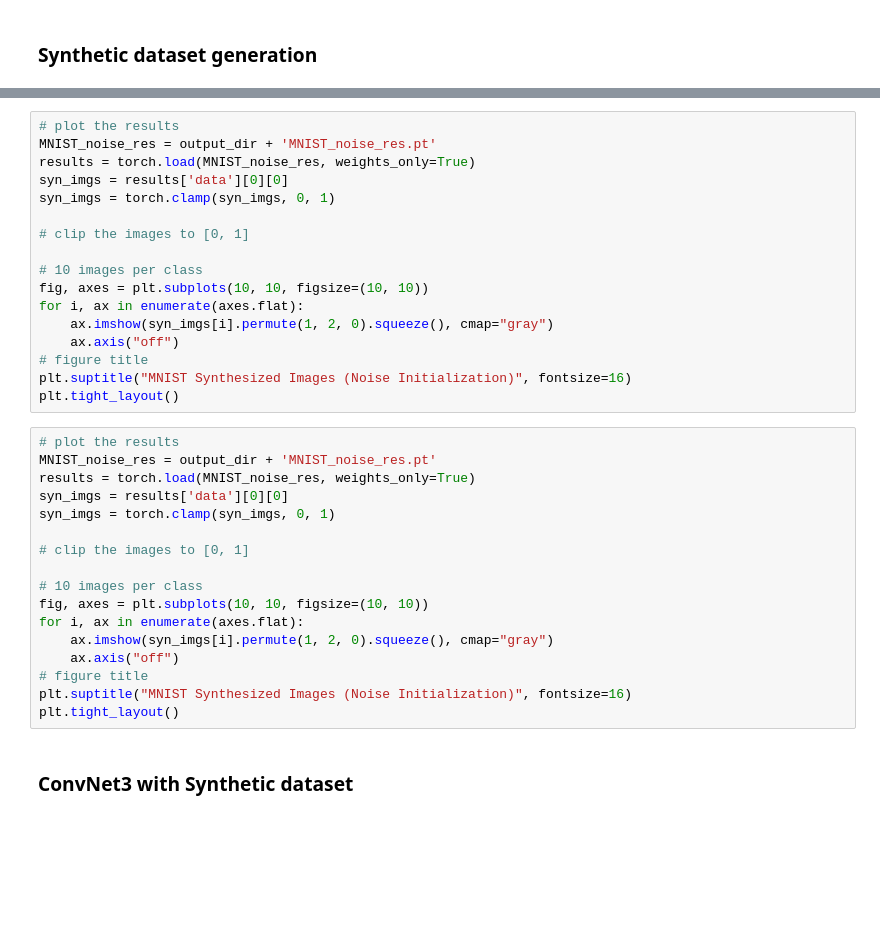
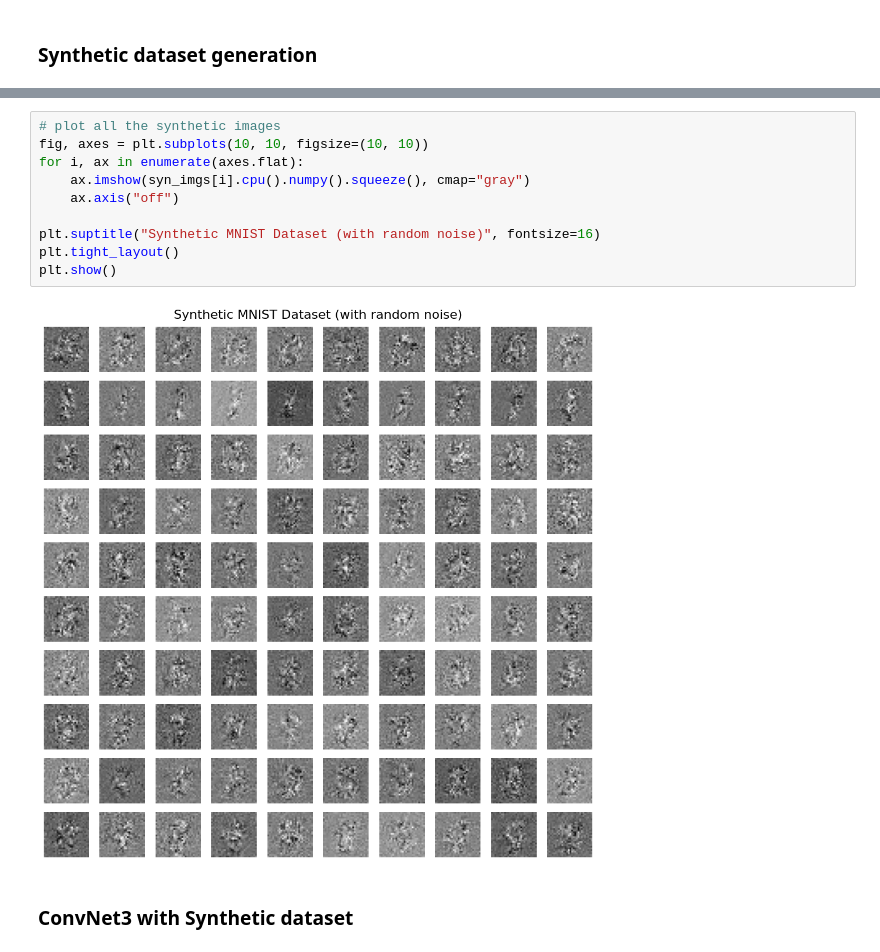
Before and after one commit to Swapnil949/ECE1512_2024F_ProjectRepo_SwapnilPatel, a Jupyter notebook: project_A/src/task1.ipynb, the cells around one changed output, grey strips where cells are left out. Cells and saved outputs as stored; diff of their text form; blank space fills up the shorter version.

```diff
--- a/project_A/src/task1.ipynb
+++ b/project_A/src/task1.ipynb
@@ -1787,37 +1868,15 @@ MNIST_noise_res = attention_matching()
 # %%
-# plot the results
-MNIST_noise_res = output_dir + 'MNIST_noise_res.pt'
-results = torch.load(MNIST_noise_res, weights_only=True)
-syn_imgs = results['data'][0][0]
-syn_imgs = torch.clamp(syn_imgs, 0, 1)
-
-# clip the images to [0, 1]
-
-# 10 images per class
+# plot all the synthetic images
 fig, axes = plt.subplots(10, 10, figsize=(10, 10))
 for i, ax in enumerate(axes.flat):
-    ax.imshow(syn_imgs[i].permute(1, 2, 0).squeeze(), cmap="gray")
+    ax.imshow(syn_imgs[i].cpu().numpy().squeeze(), cmap="gray")
     ax.axis("off")
-# figure title
-plt.suptitle("MNIST Synthesized Images (Noise Initialization)", fontsize=16)
+
+plt.suptitle("Synthetic MNIST Dataset (with random noise)", fontsize=16)
 plt.tight_layout()
+plt.show()
+# %% [output]
+[figure, added]
-# %%
-# plot the results
-MNIST_noise_res = output_dir + 'MNIST_noise_res.pt'
-results = torch.load(MNIST_noise_res, weights_only=True)
-syn_imgs = results['data'][0][0]
-syn_imgs = torch.clamp(syn_imgs, 0, 1)
-
-# clip the images to [0, 1]
-
-# 10 images per class
-fig, axes = plt.subplots(10, 10, figsize=(10, 10))
-for i, ax in enumerate(axes.flat):
-    ax.imshow(syn_imgs[i].permute(1, 2, 0).squeeze(), cmap="gray")
-    ax.axis("off")
-# figure title
-plt.suptitle("MNIST Synthesized Images (Noise Initialization)", fontsize=16)
-plt.tight_layout()
 # %% [markdown]
 ### ConvNet3 with Synthetic dataset
 # %%
```
Also changed, not shown: parts of 20 cells of this notebook.
